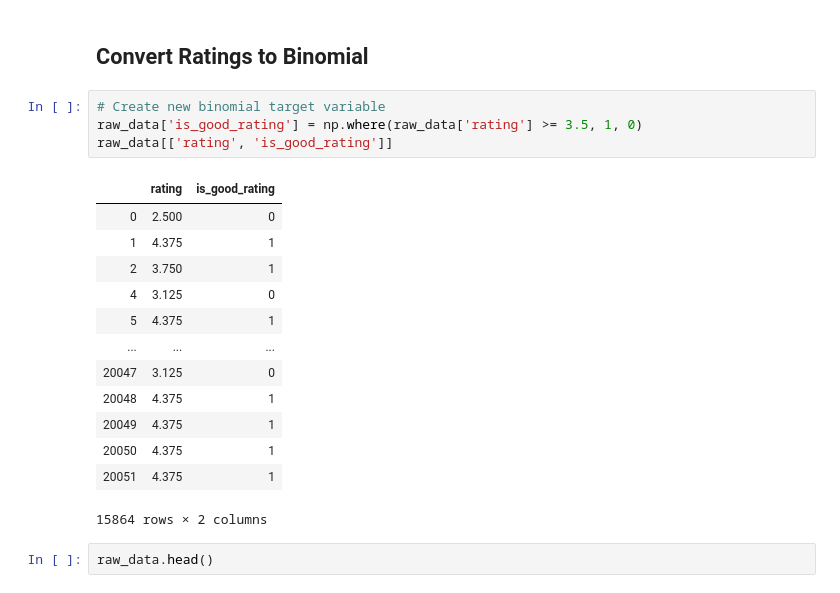
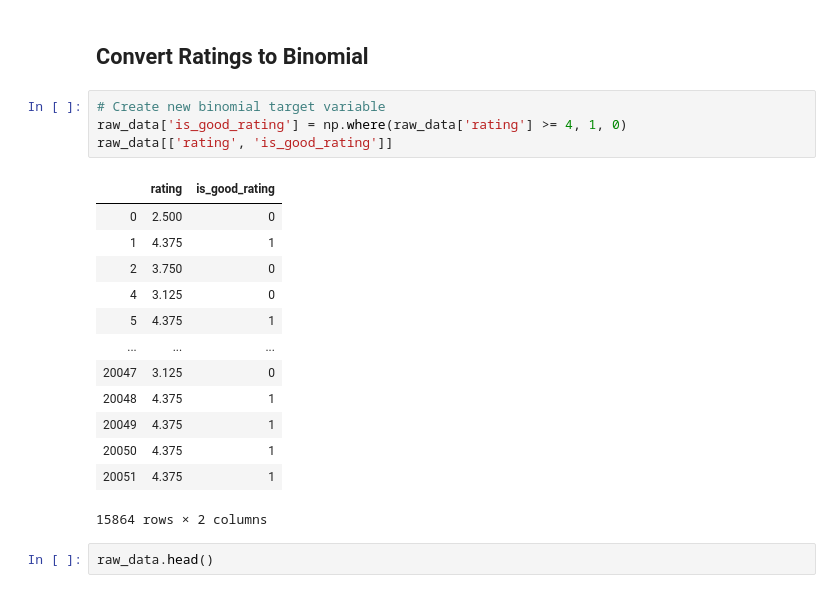
Before and after one commit to happyheppler/Thinkful-Modules-16-23, a Jupyter notebook: module21_guidedexample.ipynb, the cells around one changed output. Saved outputs shown, nothing was run; the diff lists cells and outputs as text.

```diff
--- a/module21_guidedexample.ipynb
+++ b/module21_guidedexample.ipynb
@@ -224,13 +274,13 @@ No improvement.
 ## Convert Ratings to Binomial
 # %%
 # Create new binomial target variable
-raw_data['is_good_rating'] = np.where(raw_data['rating'] >= 3.5, 1, 0)
+raw_data['is_good_rating'] = np.where(raw_data['rating'] >= 4, 1, 0)
 raw_data[['rating', 'is_good_rating']]
 # %% [output]
 |  | rating | is_good_rating |
 | 0 | 2.500 | 0 |
 | 1 | 4.375 | 1 |
-| 2 | 3.750 | 1 |
+| 2 | 3.750 | 0 |
 | 4 | 3.125 | 0 |
 | 5 | 4.375 | 1 |
 | ... | ... | ... |
```
Also changed, not shown: parts of 22 cells of this notebook.
